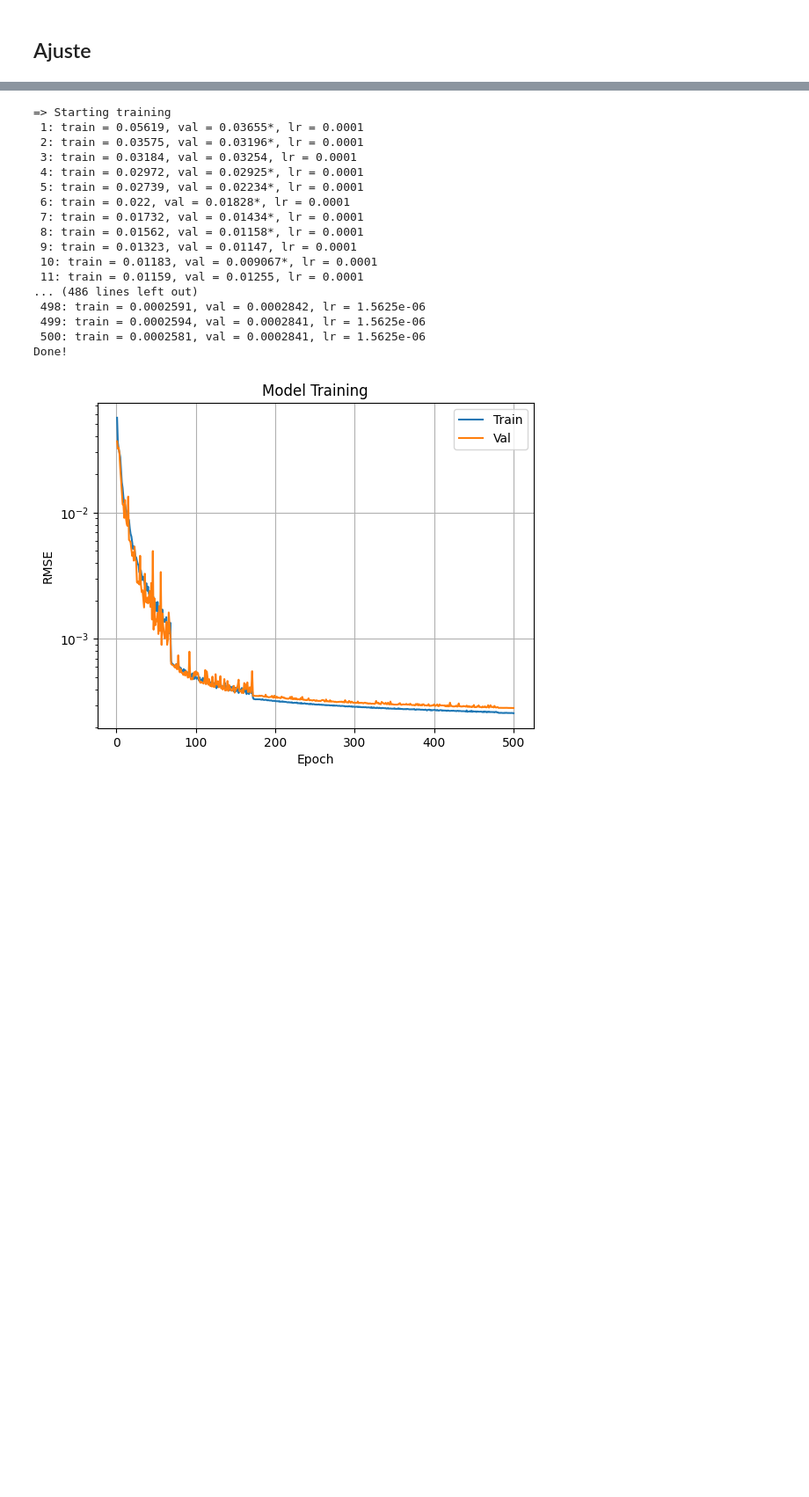
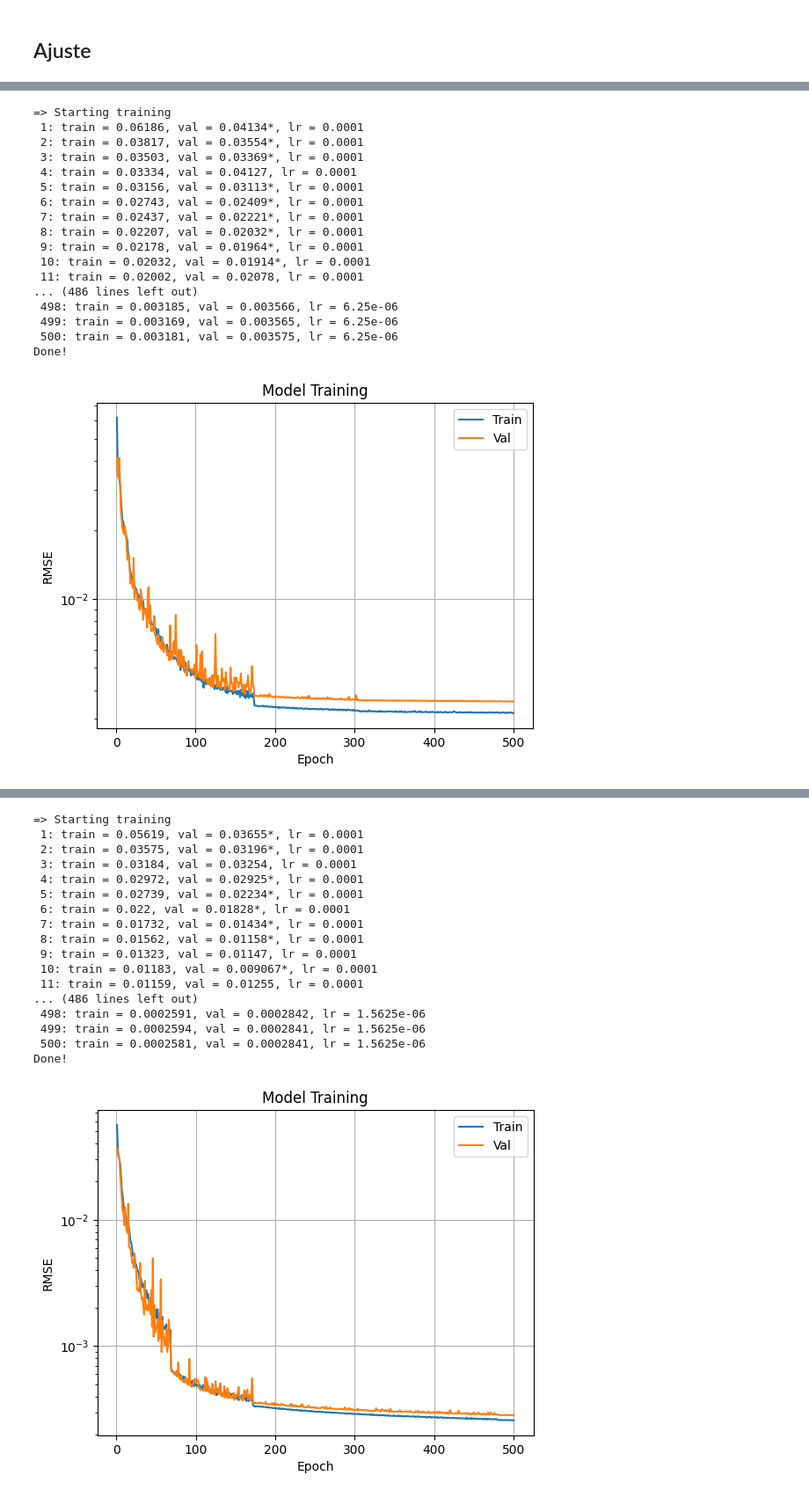
Before and after one commit to TiagoCAAmorim/SimModels, a Jupyter notebook: graph_nn/build_rnn.ipynb, the cells around one changed output, grey strips where cells are left out. Shown at 88% size. Cells and saved outputs as stored; diff of their text form; code cells hidden in the pictures; blank space fills up the shorter version.

```diff
--- a/graph_nn/build_rnn.ipynb
+++ b/graph_nn/build_rnn.ipynb
@@ -457,0 +457,53 @@ Test loss = 3084 (best model)
+# %%
+model = Network(
+    input_size=9,
+    output_size=7,
+    latent_size=64,
+    max_size=128,
+    recurrences=2)
+loss_fn = nn.MSELoss()
+
+alpha = 0.25
+
+data_train = CustomDataset(X_train_t_norm[:int(len(X_train_t_norm)*alpha)], y_train_t_norm[:int(len(y_train_t_norm)*alpha)])
+data_val = CustomDataset(X_val_t_norm[:int(len(X_val_t_norm)*alpha)], y_val_t_norm[:int(len(y_val_t_norm)*alpha)])
+data_test = CustomDataset(X_test_t_norm, y_test_t_norm)
+
+batch_size = 64
+dataloader_train = DataLoader(data_train, batch_size=batch_size, shuffle=True)
+dataloader_val = DataLoader(data_val, batch_size=len(data_val), shuffle=False)
+dataloader_test = DataLoader(data_test, batch_size=batch_size, shuffle=False)
+
+epochs = 500
+optimizer = torch.optim.RMSprop(model.parameters(), lr = 0.0001)
+scheduler = torch.optim.lr_scheduler.ReduceLROnPlateau(optimizer,  mode='min', factor=0.25, patience=10)
+# scheduler = torch.optim.lr_scheduler.ExponentialLR(optimizer, gamma=0.9)
+# scheduler = optim.lr_scheduler.StepLR(optimizer, step_size=10, gamma=0.5)
+
+best_model, (train_loss, val_loss) = train(model, dataloader_train, dataloader_val, epochs, optimizer, loss_fn, scheduler)
+
+plot_losses(train_loss, val_loss)
+
+test_loss = test_loop(dataloader_test, model, loss_fn)
+print(f'Test loss = {test_loss:0.4g} (last model)')
+test_loss = test_loop(dataloader_test, best_model, loss_fn)
+print(f'Test loss = {test_loss:0.4g} (best model)')
+# %% [output]
+=> Starting training
+ 1: train = 0.06186, val = 0.04134*, lr = 0.0001
+ 2: train = 0.03817, val = 0.03554*, lr = 0.0001
+ 3: train = 0.03503, val = 0.03369*, lr = 0.0001
+ 4: train = 0.03334, val = 0.04127, lr = 0.0001
+ 5: train = 0.03156, val = 0.03113*, lr = 0.0001
+ 6: train = 0.02743, val = 0.02409*, lr = 0.0001
+ 7: train = 0.02437, val = 0.02221*, lr = 0.0001
+ 8: train = 0.02207, val = 0.02032*, lr = 0.0001
+ 9: train = 0.02178, val = 0.01964*, lr = 0.0001
+ 10: train = 0.02032, val = 0.01914*, lr = 0.0001
+ 11: train = 0.02002, val = 0.02078, lr = 0.0001
+... (486 lines left out)
+ 498: train = 0.003185, val = 0.003566, lr = 6.25e-06
+ 499: train = 0.003169, val = 0.003565, lr = 6.25e-06
+ 500: train = 0.003181, val = 0.003575, lr = 6.25e-06
+Done!
+[figure, added]
```
Also changed, not shown: parts of 21 cells of this notebook.
